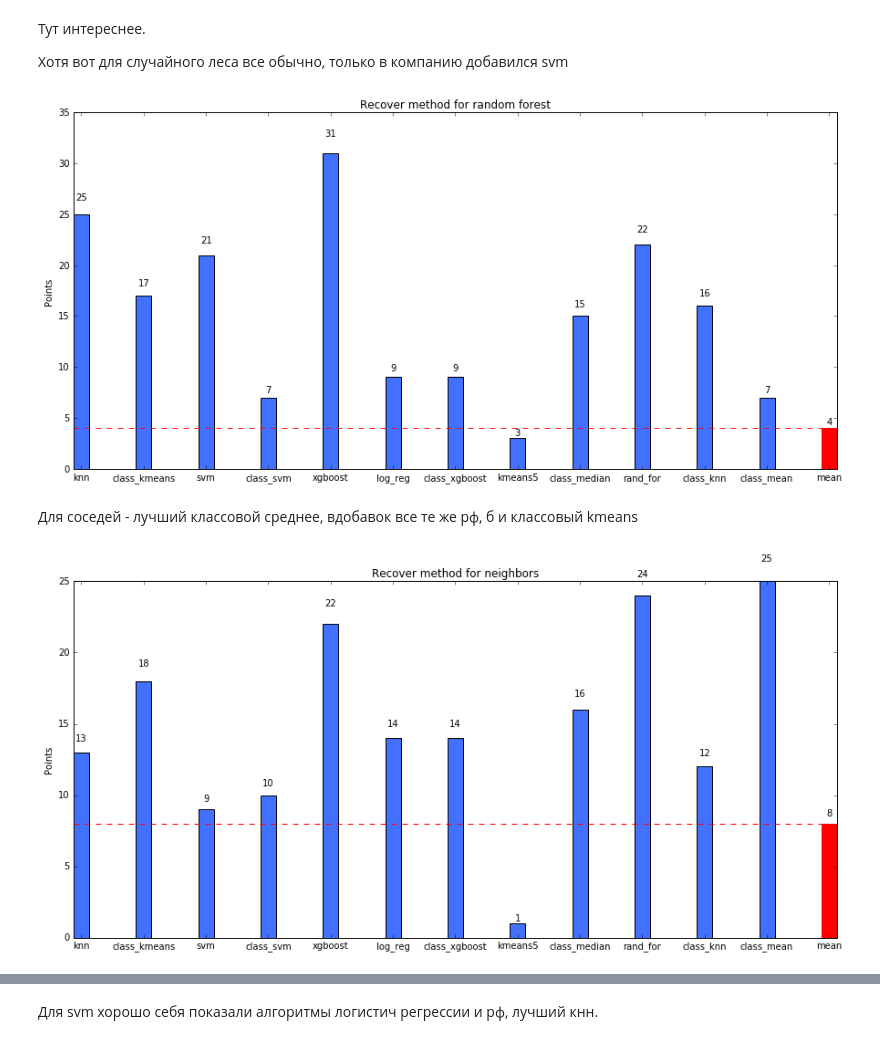
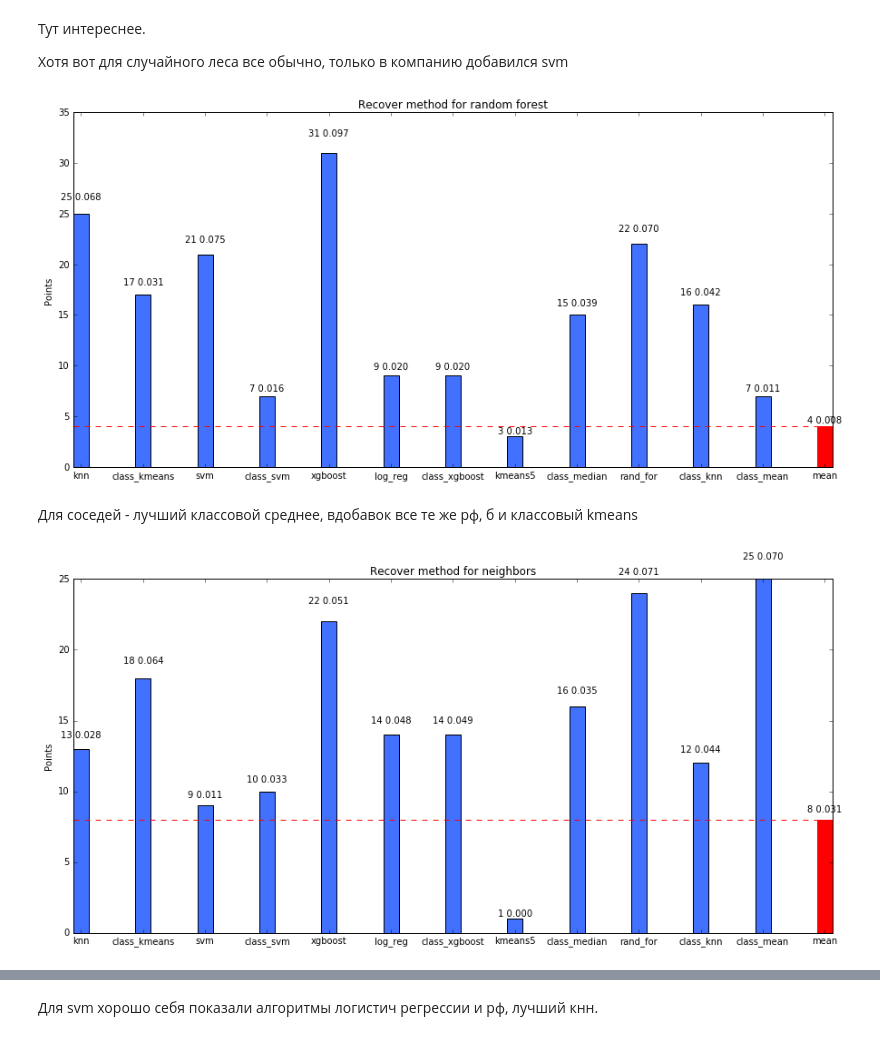
Before and after one commit to tyamana/imputer, a Jupyter notebook: analysis/Analysis of results.ipynb, the cells around one changed output, grey strips where cells are left out. Drawn from its saved outputs; the diff is of its cells as text; code cells hidden in the pictures.

Commit message:
added accuracy on bar chart in analysis

```diff
--- a/analysis/Analysis of results.ipynb
+++ b/analysis/Analysis of results.ipynb
@@ -37,3 +37,10 @@ def get_index_of_element_in_list(element, l):
         if value == element:
             return index
     return -1
+# %%
+def get_list_of_nth_values_from_dict_values(d, n):
+    nth_values = []
+    dict_values = d.values()
+    for dict_value in dict_values:
+        nth_values.append(dict_value[n])
+    return nth_values
@@ -168,7 +185,8 @@ def get_top_n_dict_for_nan_rate(top_n, line, place_counter, n, rate, ml_method,
 То же самое, только вместо количества попаданий в топ - другая метрика.
 Используемая метрика - количество очков, которое понижается, если алгоритм попал на более низкое место в топе.
 # %%
-def get_top_n_dict_rate_with_points(top_n, line, place_counter, n, rate, ml_method, should_process):
+def get_top_n_dict_rate_with_points(top_n, line, place_counter, n, rate, ml_method, should_process,
+                                    last_updated_methods):
     """
     param n: the number of top places we want to account
     param rate: nan values percentage in data we want to account; if < 0 then we account all rates
@@ -183,26 +201,36 @@ def get_top_n_dict_rate_with_points(top_n, line, place_counter, n, rate, ml_meth
 
         if flag == 'name':
             place_counter = 1
+            last_updated_methods = []
             if (rate < 0 or info['nan rate'] == rate) and (ml_method is None or info['ml method'] == ml_method):
                 should_process = True
             else:
                 should_process = False
 
-        if should_process is True and flag == 'result' and place_counter <= n:
+        if should_process is True and flag == 'result':
 
+            if place_counter <= n:
+                method = info['method']
+                points_to_add = n - place_counter + 1
+                acc_or_r2 = info['acc or r2']
 
-            method = info['method']
-            points_to_add = n - place_counter + 1
+                if method in top_n.keys():
+                    top_n[method][0] += points_to_add
+                    top_n[method][2] = acc_or_r2
+                else:
+                    top_n[method] = [points_to_add, 0.0, acc_or_r2]
 
-            if method in top_n.keys():
-                top_n[method] += points_to_add
-            else:
-                top_n[method] = points_to_add
+                top_n['count'] += 1
+                last_updated_methods.append(method)
 
-            top_n['count'] += 1
+            elif place_counter == n + 1:
+                for method in last_updated_methods:
+                    #таким образом теперь метрика считается относительно метрики топ-4
+                    top_n[method][1] += top_n[method][2] - info['acc or r2']
+
             place_counter += 1
 
-    return (top_n, place_counter, should_process)
+    return (top_n, place_counter, should_process, last_updated_methods)
 # %% [markdown]
 ###Основной код
 # %% [markdown]
@@ -218,18 +246,20 @@ def processing(top_n, rate, ml_meth):
     class_top1 = {'count': 0}
     place_counter = 1
     should_process = False
+    last_updated_methods = []
 
     for line in f:
         if 'Classification' in line:
             classification_processing = True
 
         if classification_processing is True:
-            class_top1, place_counter, should_process = get_top_n_dict_rate_with_points(class_top1,
+            class_top1, place_counter, should_process, last_updated_methods = get_top_n_dict_rate_with_points(class_top1,
                                                                                         line,
                                                                                         place_counter,
                                                                                         top_n, rate,
                                                                                         ml_meth,
-                                                                                        should_process)
+                                                                                        should_process,
+                                                                                        last_updated_methods)
             """
             class_top1, place_counter, should_process = get_top_n_dict_for_nan_rate(class_top1,
                                                                                     line,
@@ -332,13 +372,15 @@ bar_chart(copy(class_top1), 'neighbors')
 
 Хотя вот для случайного леса все обычно, только в компанию добавился svm
 # %%
+class_top1 = processing(3, -1, 'rf')
 bar_chart(copy(class_top1), 'random forest')
 # %% [output]
-[figure, old version]
+[figure, new version]
 # %% [markdown]
 Для соседей - лучший классовой среднее, вдобавок все те же рф, б и классовый kmeans
 # %%
+class_top1 = processing(3, -1, 'neighbors')
 bar_chart(copy(class_top1), 'neighbors')
 # %% [output]
-[figure, old version]
+[figure, new version]
 # %%
```
Also changed, not shown: parts of 20 cells of this notebook.
